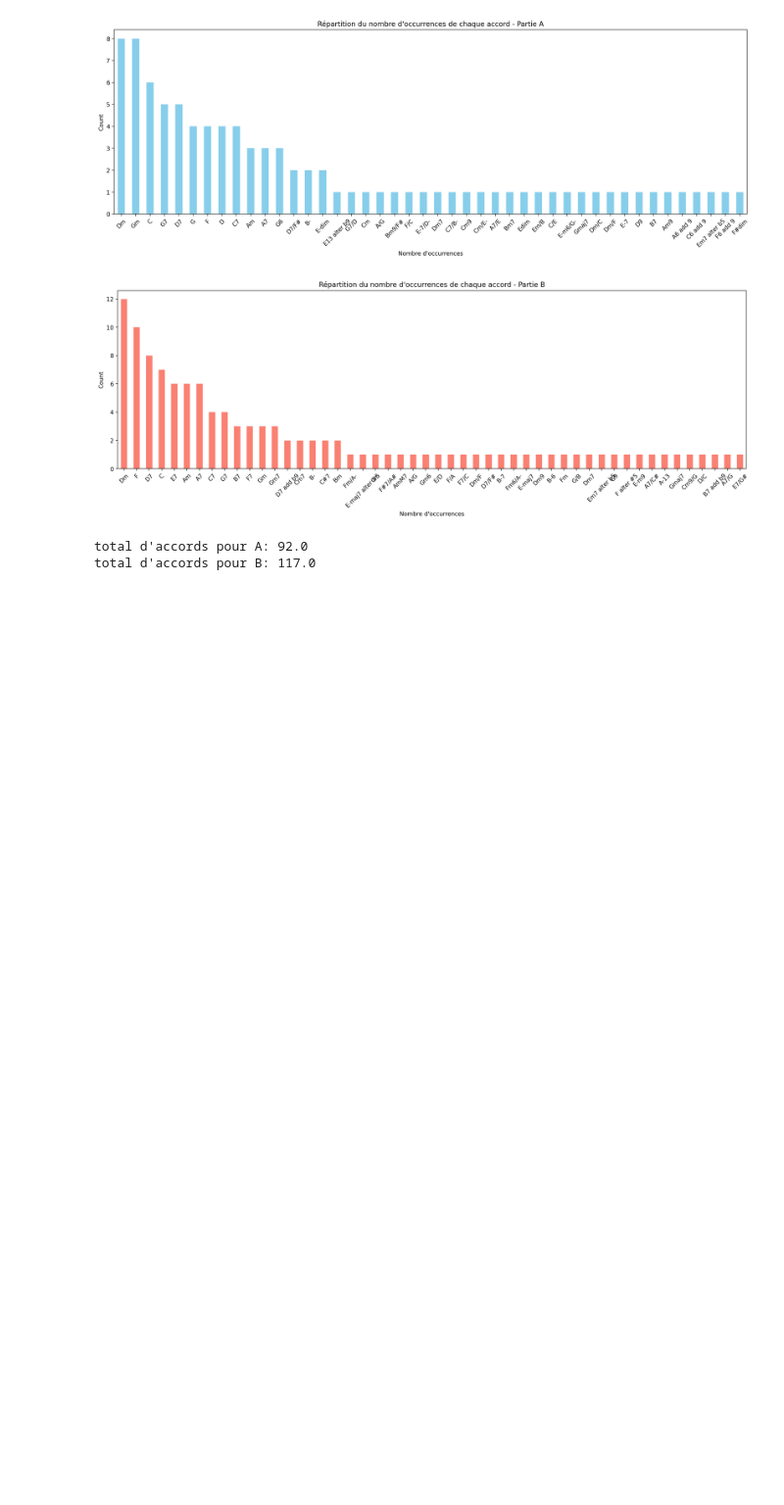
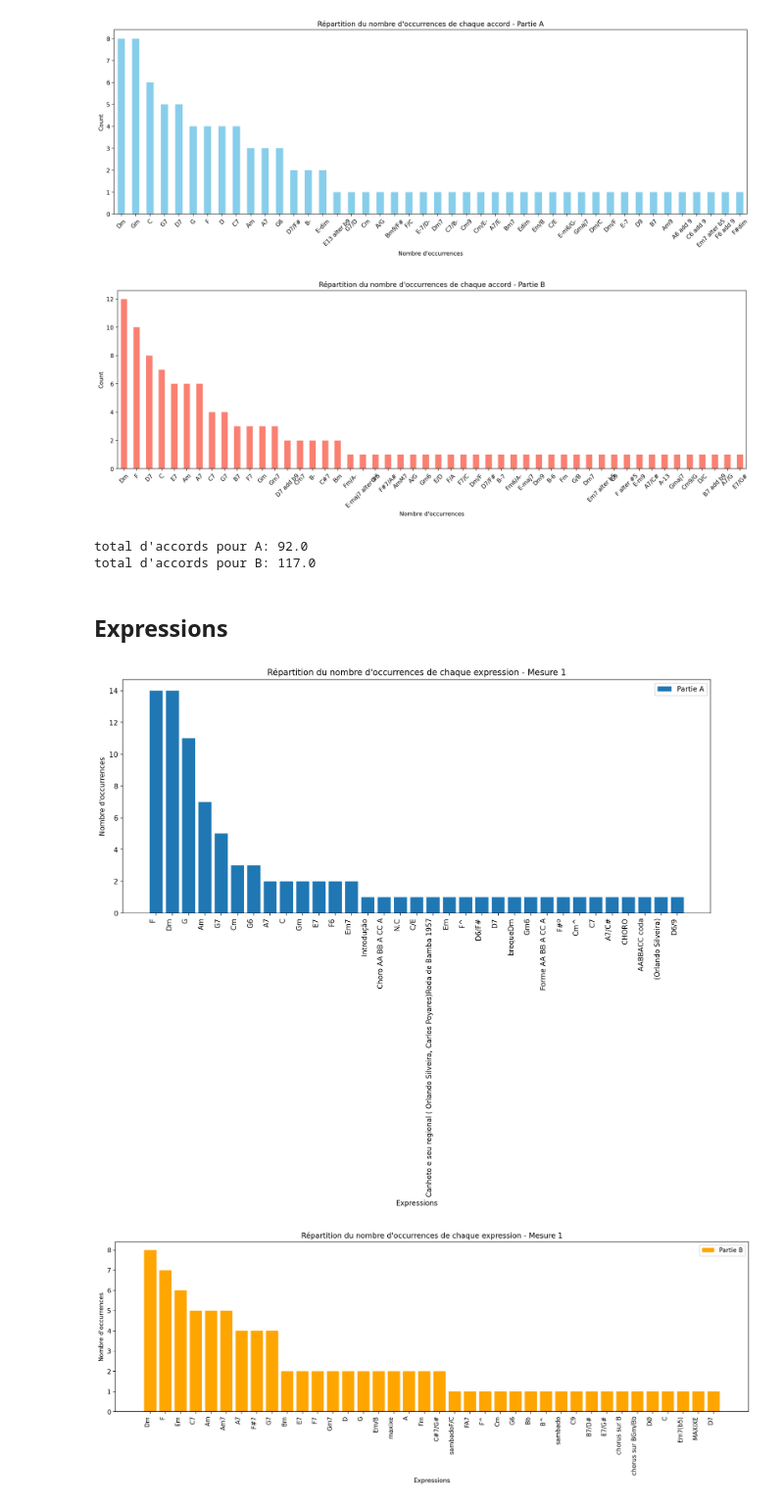
Before and after one commit to Gowthraven/Projet_M2, a Jupyter notebook: Dataset_Stats.ipynb, the cells around one changed output. Shown at 98% size. Cells and saved outputs as stored; diff of their text form; code cells hidden in the pictures; blank space fills up the shorter version.

```diff
--- a/Dataset_Stats.ipynb
+++ b/Dataset_Stats.ipynb
@@ -511,3 +511,44 @@ print("total d'accords pour B:", total_accords_B)
 # %% [output]
 total d'accords pour A: 92.0
 total d'accords pour B: 117.0
+# %% [markdown]
+## Expressions
+# %%
+def count_exp(exp_list):
+    return dict(Counter(exp[0] for exp in exp_list))
+
+df['Exp_Count_A'] = df['A.1.Expressions'].apply(lambda x: count_exp(x) if isinstance(x, list) else {})
+df['Exp_Count_B'] = df['B.1.Expressions'].apply(lambda x: count_exp(x) if isinstance(x, list) else {})
+
+exp_counts_A = pd.DataFrame(df['Exp_Count_A'].tolist()).fillna(0)
+exp_counts_B = pd.DataFrame(df['Exp_Count_B'].tolist()).fillna(0)
+
+exp_counts_A_sum = exp_counts_A.sum()
+exp_counts_B_sum = exp_counts_B.sum()
+# %%
+exp_counts_A_sum = exp_counts_A_sum.sort_values(ascending=False)
+
+plt.figure(figsize=(15, 6))
+plt.bar(exp_counts_A_sum.index, exp_counts_A_sum.values, label='Partie A')
+plt.xlabel('Expressions')
+plt.ylabel('Nombre d\'occurrences')
+plt.title('Répartition du nombre d\'occurrences de chaque expression - Mesure 1')
+plt.xticks(rotation=90, ha='right')
+plt.legend()
+plt.tight_layout()
+plt.show()
+
+exp_counts_B_sum = exp_counts_B_sum.sort_values(ascending=False)
+
+plt.figure(figsize=(15, 6))
+plt.bar(exp_counts_B_sum.index, exp_counts_B_sum.values, label='Partie B', color='orange')
+plt.xlabel('Expressions')
+plt.ylabel('Nombre d\'occurrences')
+plt.title('Répartition du nombre d\'occurrences de chaque expression - Mesure 1')
+plt.xticks(rotation=90, ha='right')
+plt.legend()
+plt.tight_layout()
+plt.show()
+# %% [output]
+[figure, added]
+[figure, added]
```
Also changed, not shown: parts of 5 cells of this notebook.
